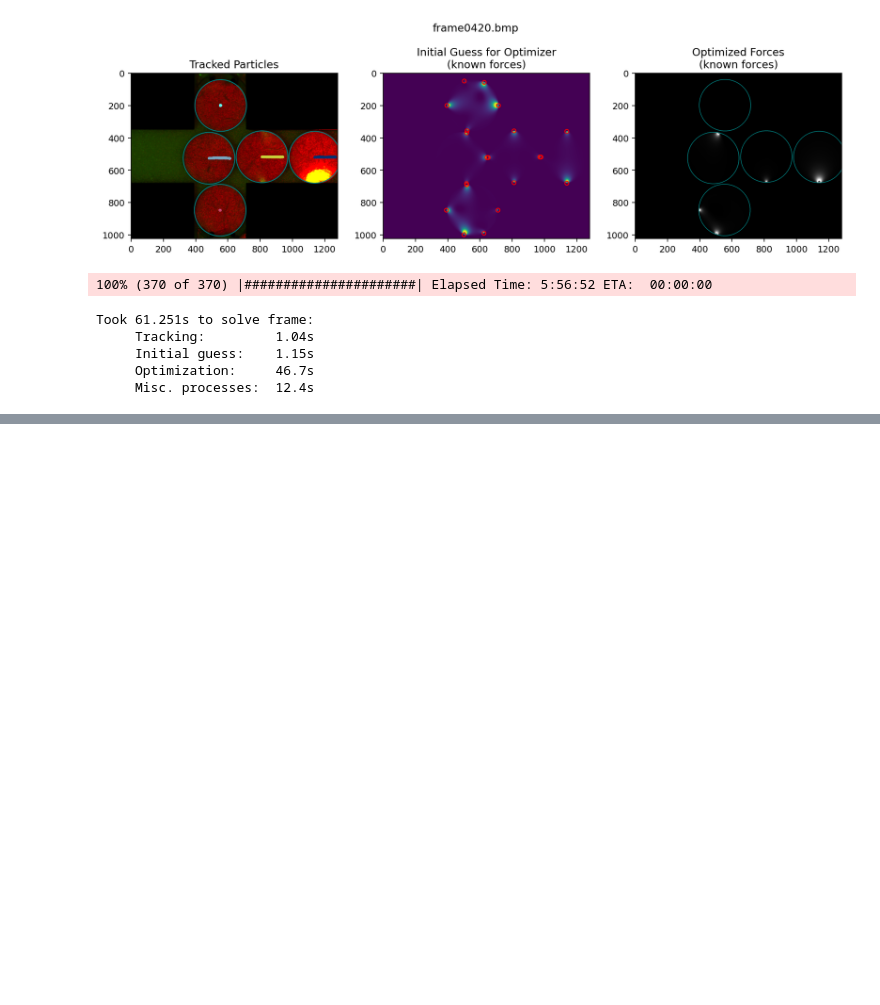
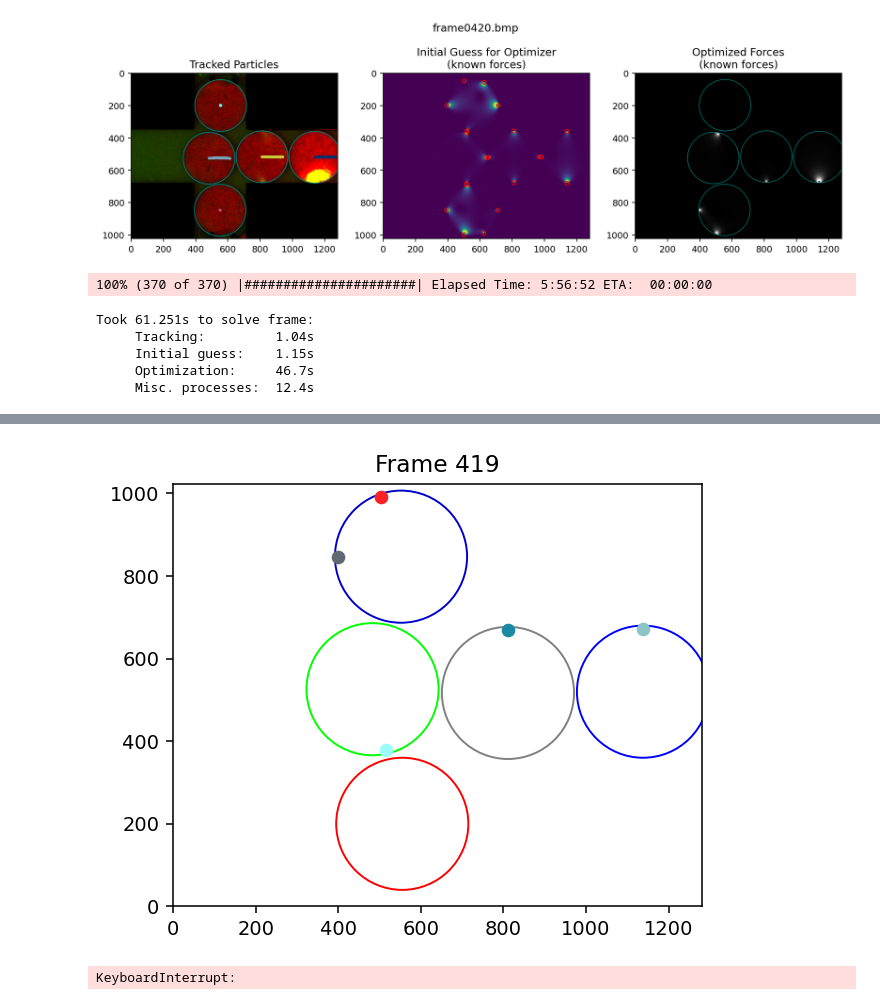
Before and after one commit to Jfeatherstone/SpaceJam, a Jupyter notebook: ForceSolving.ipynb, the cells around one changed output, grey strips where cells are left out. Cells and saved outputs as stored; diff of their text form; code cells hidden in the pictures; blank space fills up the shorter version.

Commit message:
Added contact tracking to verify unique identities

```diff
--- a/ForceSolving.ipynb
+++ b/ForceSolving.ipynb
@@ -171,0 +170,60 @@ plt.show()
+# %%
+forceColors = [genRandomColors(len(b), int(time.perf_counter()*1e6) % 1024) for b in betaArr]
+tSteps = len(betaArr[0][0])
+images = [None for i in range(tSteps)]
+
+for i in range(tSteps):
+    clear_output(wait=True)
+    fig, ax = plt.subplots()
+
+    visCircles([centerArr[p][i] for p in range(len(centerArr))], [radiusArr[p][i] for p in range(len(radiusArr))], ax=ax)
+
+    for particleIndex in range(len(betaArr)):
+        visContacts(centerArr[particleIndex][i], radiusArr[particleIndex][i],
+                    betaArr[particleIndex][:,i], ax=ax, forceColors=forceColors[particleIndex])#, alphaArr=alphaArr[particleIndex][:,i])
+
+    ax.set_xlim([0, 1280])
+    ax.set_ylim([0, 1024])
+    ax.set_aspect('equal')
+    ax.set_title(f'Frame {50 + i}')
+
+    canvas = plt.get_current_fig_manager().canvas
+    canvas.draw()
+    images[i] = Image.frombytes('RGB', canvas.get_width_height(),
+                 canvas.tostring_rgb())
+    plt.show()
+
+images[0].save('contact_tracking.gif', save_all=True, append_images=images[1:], duration=25, optimize=True, loop=True)
+# %% [output]
+[figure, added]
+# %%
+forceColors = [genRandomColors(len(b), int(time.perf_counter()*1e6) % 1024) for b in betaArr]
+tSteps = len(betaArr[0][0])
+images = [None for i in range(tSteps)]
+for i in range(len(alphaArr)):
+    alphaArr[i][np.where(np.isnan(alphaArr[i]))] = 0
+
+for i in range(tSteps):
+    clear_output(wait=True)
+    fig, ax = plt.subplots()
+
+    visCircles([centerArr[p][i] for p in range(len(centerArr))], [radiusArr[p][i] for p in range(len(radiusArr))], ax=ax)
+
+    for particleIndex in range(len(betaArr)):
+        visContacts(centerArr[particleIndex][i], radiusArr[particleIndex][i],
+                    betaArr[particleIndex][:,i], forceArr=forceArr[particleIndex][:,i], ax=ax, forceColors=forceColors[particleIndex], alphaArr=alphaArr[particleIndex][:,i])
+
+    ax.set_xlim([0, 1280])
+    ax.set_ylim([0, 1024])
+    ax.set_aspect('equal')
+    ax.set_title(f'Frame {50 + i}')
+
+    canvas = plt.get_current_fig_manager().canvas
+    canvas.draw()
+    images[i] = Image.frombytes('RGB', canvas.get_width_height(),
+                 canvas.tostring_rgb())
+    plt.show()
+
+images[0].save('contact_angle_tracking.gif', save_all=True, append_images=images[1:], duration=25, optimize=True, loop=True)
+# %% [output]
+KeyboardInterrupt:
```
Also changed, not shown: parts of 5 cells of this notebook.
